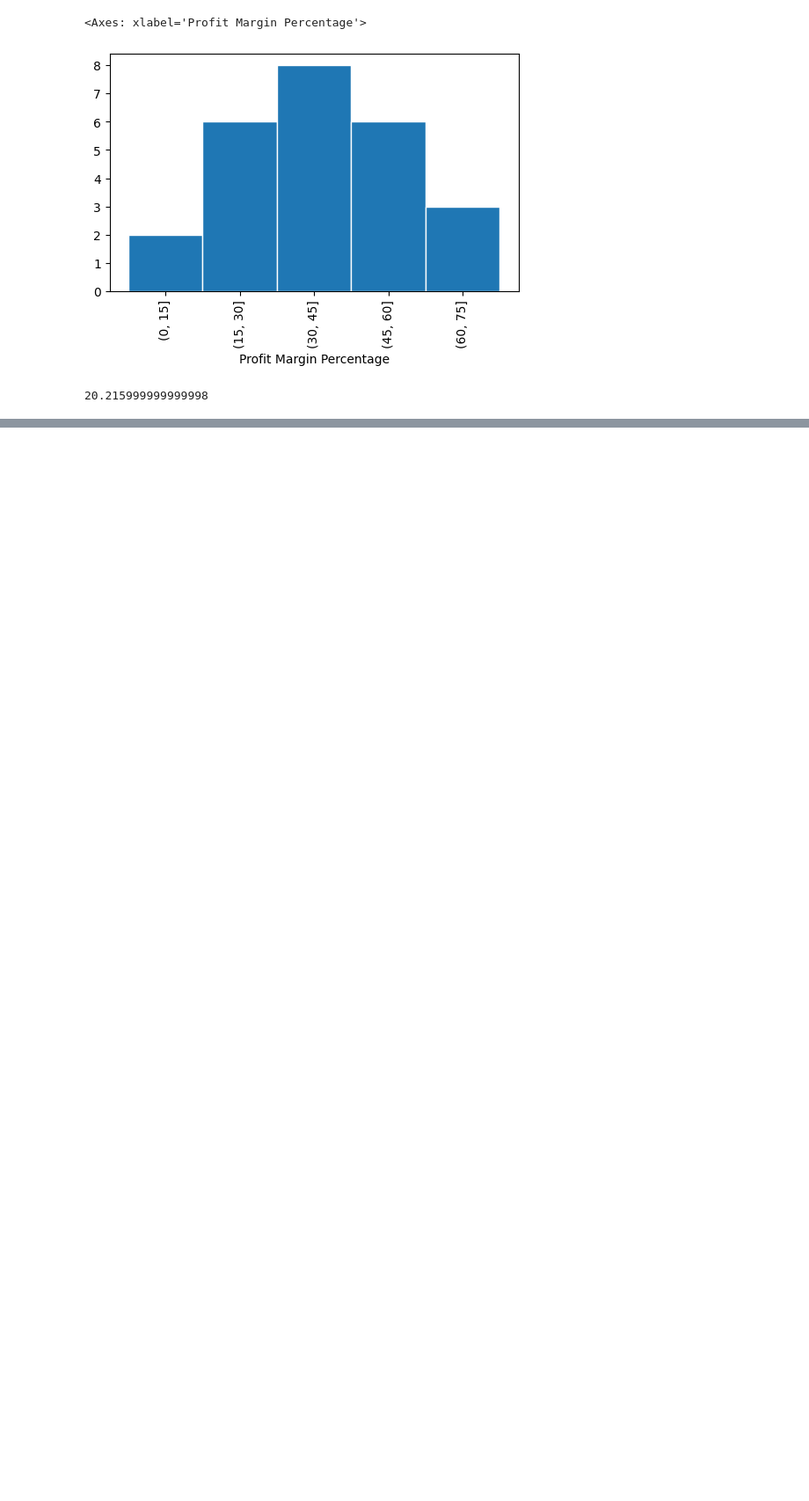
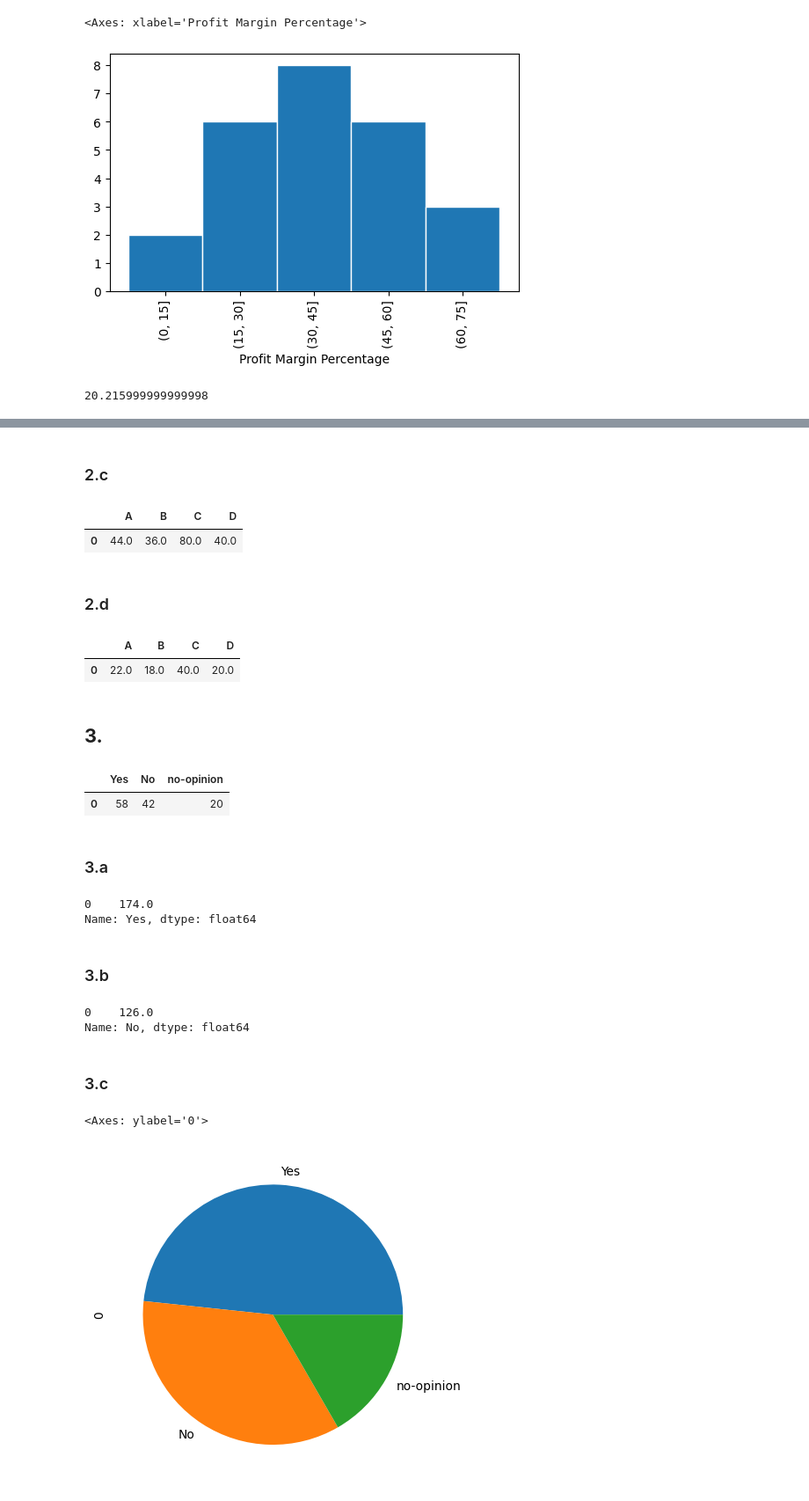
Before and after one commit to zenbaei/Data_Stats_Practice, a Jupyter notebook: Statistics_4_Business_Solutions.ipynb, the cells around one changed output, grey strips where cells are left out. Shown: that part at 88% size. Drawn from its saved outputs; the diff is of its cells as text; code cells hidden in the pictures; blank space fills up the shorter version.

```diff
--- a/Statistics_4_Business_Solutions.ipynb
+++ b/Statistics_4_Business_Solutions.ipynb
@@ -397,0 +445,50 @@ np.average(shadow['Price by Earnings Ratio '])
+# %% [markdown]
+### 2.c
+# %%
+A = abcd['A'] * 200
+B = abcd['B'] * 200
+C = abcd['C'] * 200
+
+abcd_freq = pd.DataFrame({'A': A, 'B': B, 'C': C, 'D': d})
+
+abcd_freq.head()
+# %% [output]
+|  | A | B | C | D |
+| 0 | 44.0 | 36.0 | 80.0 | 40.0 |
+# %% [markdown]
+### 2.d
+# %%
+abcd_pf = (abcd_freq / 200) * 100
+abcd_pf.head()
+# %% [output]
+|  | A | B | C | D |
+| 0 | 22.0 | 18.0 | 40.0 | 20.0 |
+# %% [markdown]
+## **3.**
+# %%
+qst = pd.DataFrame([{'Yes': 58, 'No': 42, 'no-opinion': 20}])
+qst.head()
+# %% [output]
+|  | Yes | No | no-opinion |
+| 0 | 58 | 42 | 20 |
+# %% [markdown]
+### 3.a
+# %%
+360 * (qst['Yes'] / qst.iloc[0].sum())
+# %% [output]
+0    174.0
+Name: Yes, dtype: float64
+# %% [markdown]
+### 3.b
+# %%
+360 * (qst['No'] / qst.iloc[0].sum())
+# %% [output]
+0    126.0
+Name: No, dtype: float64
+# %% [markdown]
+### 3.c
+# %%
+qst.iloc[0].plot(kind='pie')
+# %% [output]
+<Axes: ylabel='0'>
+[figure, added]
```
Also changed, not shown: parts of 12 cells of this notebook.
